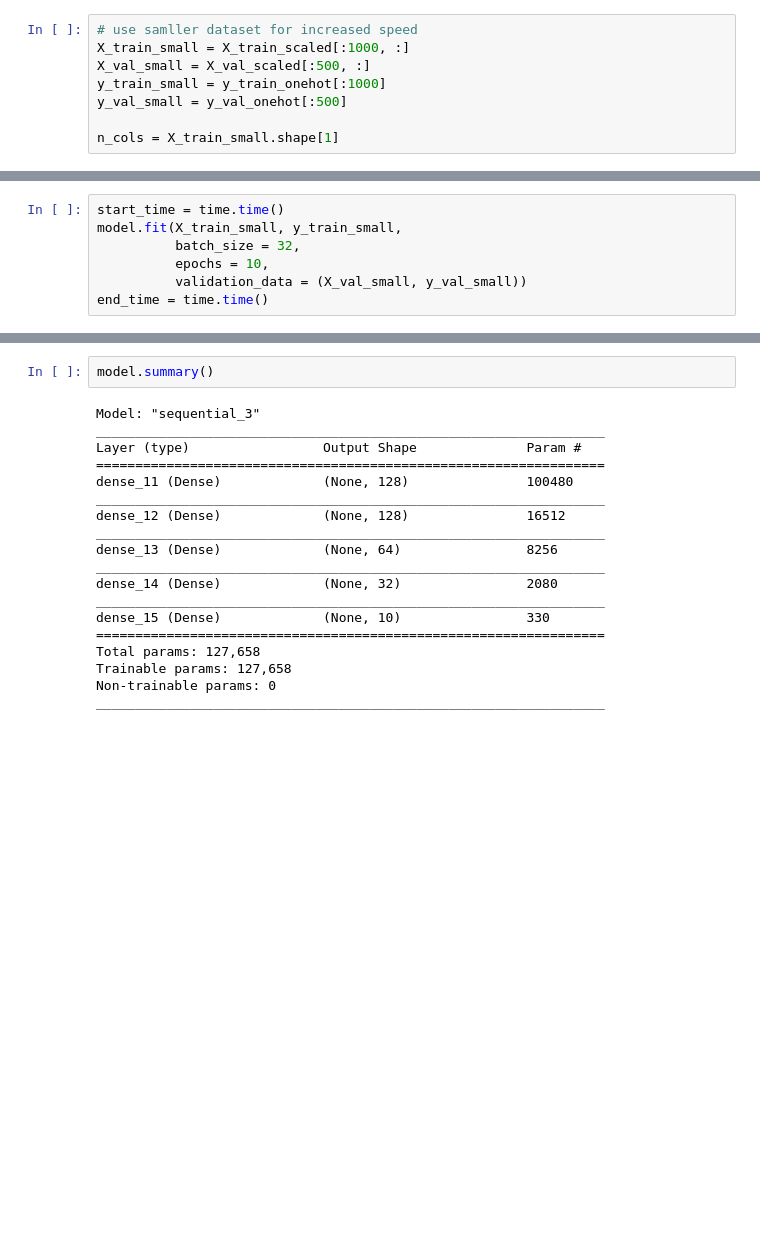
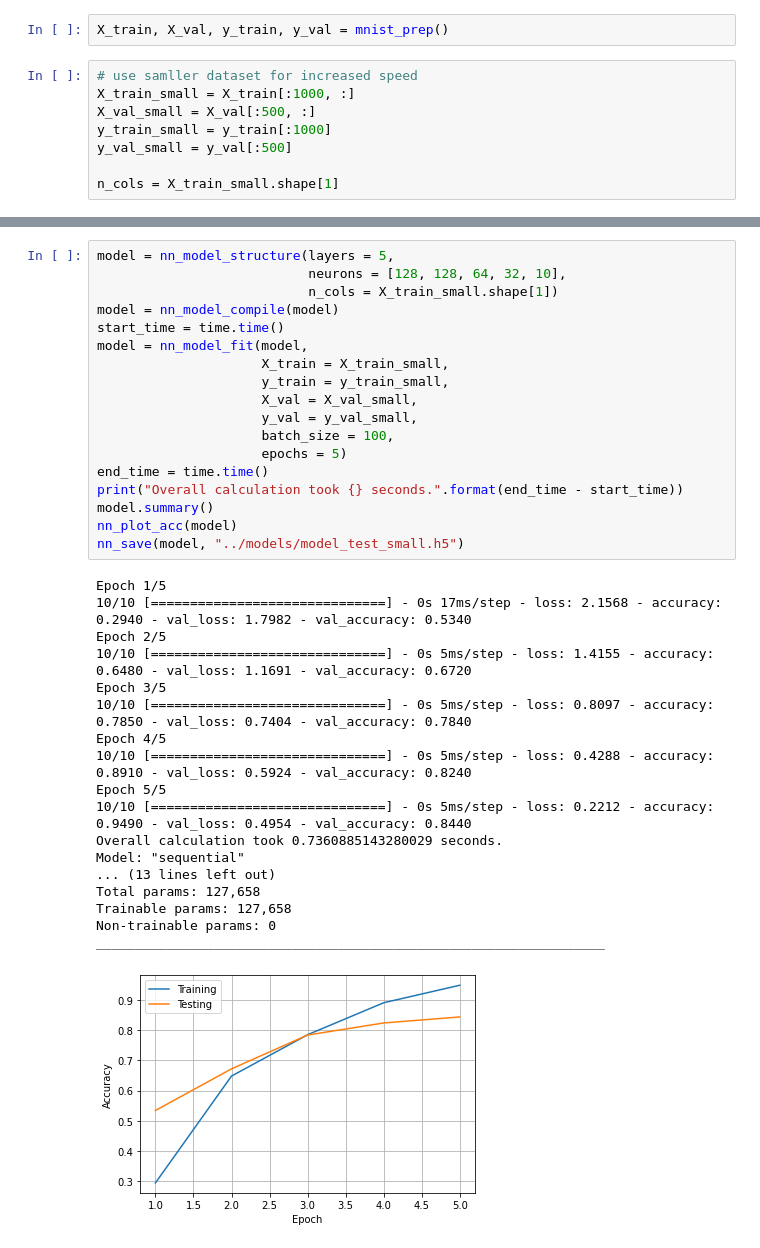
Before and after one commit to moritzlauff/thesis_programming, a Jupyter notebook: code_tests/thesis_test.ipynb, the cells around one changed output, grey strips where cells are left out. Cells and saved outputs as stored; diff of their text form; blank space fills up the shorter version.

```diff
--- a/code_tests/thesis_test.ipynb
+++ b/code_tests/thesis_test.ipynb
@@ -43,8 +18,10 @@ y_val_onehot = pd.get_dummies(y_val)
+# %%
+X_train, X_val, y_train, y_val = mnist_prep()
 # %%
 # use samller dataset for increased speed
-X_train_small = X_train_scaled[:1000, :]
-X_val_small = X_val_scaled[:500, :]
-y_train_small = y_train_onehot[:1000]
-y_val_small = y_val_onehot[:500]
+X_train_small = X_train[:1000, :]
+X_val_small = X_val[:500, :]
+y_train_small = y_train[:1000]
+y_val_small = y_val[:500]
 
 n_cols = X_train_small.shape[1]
@@ -79,7 +27,0 @@ model.compile("adam", "categorical_crossentropy", metrics = ["accuracy"])
-# %%
-start_time = time.time()
-model.fit(X_train_small, y_train_small,
-          batch_size = 32,
-          epochs = 10,
-          validation_data = (X_val_small, y_val_small))
-end_time = time.time()
@@ -111,24 +28,40 @@ Overall calculation took 3.1530466079711914 seconds.
-# %%
-model.summary()
-# %% [output]
-Model: "sequential_3"
-_________________________________________________________________
-Layer (type)                 Output Shape              Param #
-=================================================================
-dense_11 (Dense)             (None, 128)               100480
-_________________________________________________________________
-dense_12 (Dense)             (None, 128)               16512
-_________________________________________________________________
-dense_13 (Dense)             (None, 64)                8256
-_________________________________________________________________
-dense_14 (Dense)             (None, 32)                2080
-_________________________________________________________________
-dense_15 (Dense)             (None, 10)                330
-=================================================================
-Total params: 127,658
-Trainable params: 127,658
-Non-trainable params: 0
-_________________________________________________________________
+# %%
+model = nn_model_structure(layers = 5,
+                           neurons = [128, 128, 64, 32, 10],
+                           n_cols = X_train_small.shape[1])
+model = nn_model_compile(model)
+start_time = time.time()
+model = nn_model_fit(model,
+                     X_train = X_train_small,
+                     y_train = y_train_small,
+                     X_val = X_val_small,
+                     y_val = y_val_small,
+                     batch_size = 100,
+                     epochs = 5)
+end_time = time.time()
+print("Overall calculation took {} seconds.".format(end_time - start_time))
+model.summary()
+nn_plot_acc(model)
+nn_save(model, "../models/model_test_small.h5")
+# %% [output]
+Epoch 1/5
+10/10 [==============================] - 0s 17ms/step - loss: 2.1568 - accuracy: 0.2940 - val_loss: 1.7982 - val_accuracy: 0.5340
+Epoch 2/5
+10/10 [==============================] - 0s 5ms/step - loss: 1.4155 - accuracy: 0.6480 - val_loss: 1.1691 - val_accuracy: 0.6720
+Epoch 3/5
+10/10 [==============================] - 0s 5ms/step - loss: 0.8097 - accuracy: 0.7850 - val_loss: 0.7404 - val_accuracy: 0.7840
+Epoch 4/5
+10/10 [==============================] - 0s 5ms/step - loss: 0.4288 - accuracy: 0.8910 - val_loss: 0.5924 - val_accuracy: 0.8240
+Epoch 5/5
+10/10 [==============================] - 0s 5ms/step - loss: 0.2212 - accuracy: 0.9490 - val_loss: 0.4954 - val_accuracy: 0.8440
+Overall calculation took 0.7360885143280029 seconds.
+Model: "sequential"
+... (13 lines left out)
+Total params: 127,658
+Trainable params: 127,658
+Non-trainable params: 0
+_________________________________________________________________
+[figure, added]
 # %%
 model.trainable_weights
 # %% [output]
```
Also changed, not shown: parts of 37 cells of this notebook, 2 other files.
